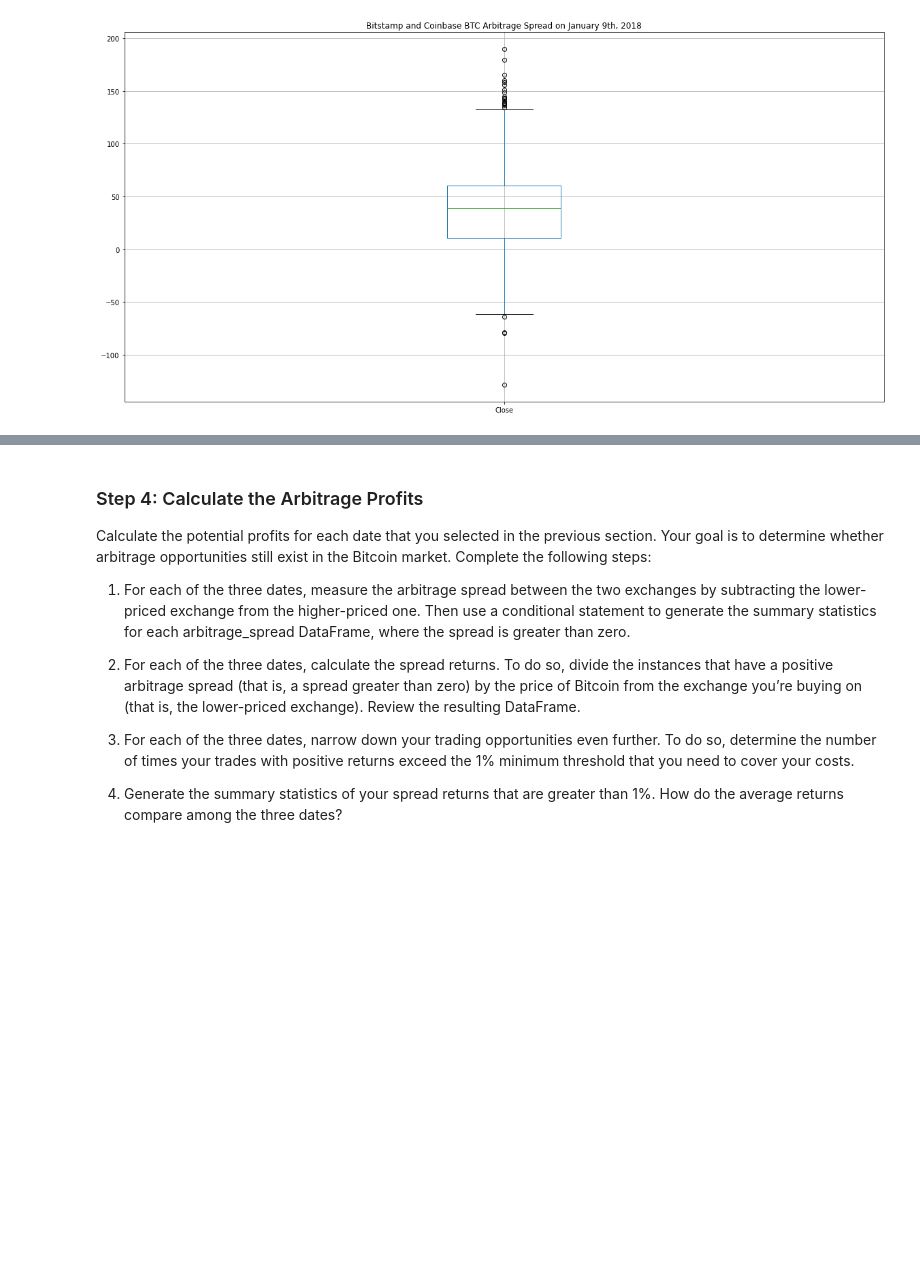
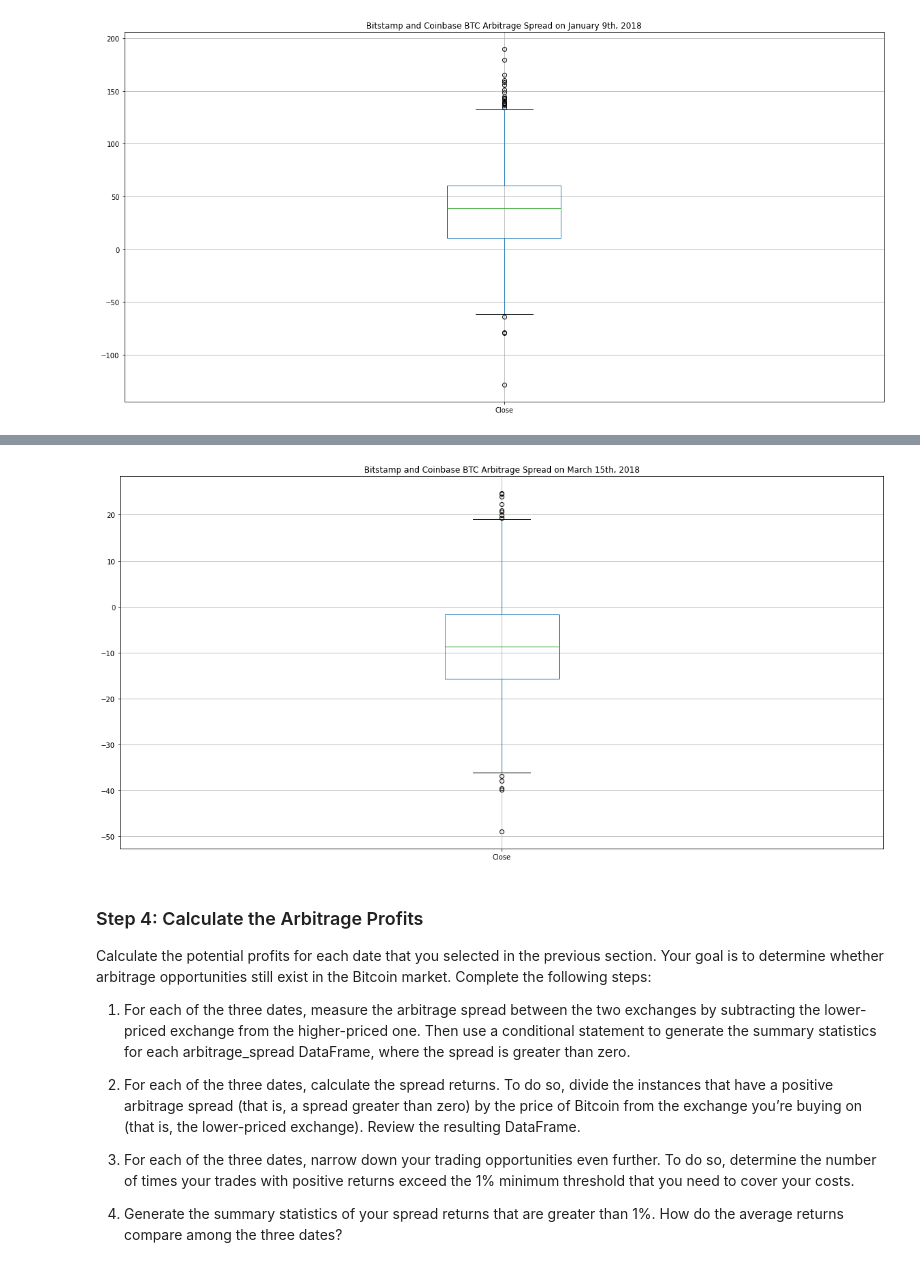
Before and after one commit to oneor11/fintech-arbitrage-analyzer, a Jupyter notebook: crypto_arbitrage.ipynb, the cells around one changed output, grey strips where cells are left out. Saved outputs shown, nothing was run; the diff lists cells and outputs as text; code cells hidden in the pictures; blank space fills up the shorter version.

```diff
--- a/crypto_arbitrage.ipynb
+++ b/crypto_arbitrage.ipynb
@@ -621,7 +698,8 @@ SyntaxError: invalid syntax (<ipython-input-32-90e5228fd508>, line 3)
 # %%
 # Using the date from the late that you have selected, calculate the arbitrage spread
 # by subtracting the bitstamp lower closing prices from the coinbase higher closing prices
-arbitrage_spread_late = # YOUR CODE HERE
+arbitrage_spread_late_df = coinbase_sliced_df.loc['2018-03-15'] - bitstamp_sliced_df.loc['2018-03-15']
 
 # Generate summary statistics for the late DataFrame
 # YOUR CODE HERE
+arbitrage_spread_late_df.describe()
@@ -628,6 +716,16 @@ arbitrage_spread_late = # YOUR CODE HERE
 # %%
 # Visualize the arbitrage spread from late in the dataset in a box plot
 # YOUR CODE HERE
+arbitrage_spread_plot_df = arbitrage_spread_late_df.plot(
+                            title='Bitstamp and Coinbase BTC Arbitrage Spread on March 15th, 2018',
+                            kind='box',
+                            figsize = (20,10))
+
+arbitrage_spread_plot_df.grid()
+
+plt.show()
+# %% [output]
+[figure, added]
 # %% [markdown]
 ### Step 4: Calculate the Arbitrage Profits
 
```
Also changed, not shown: parts of 64 cells of this notebook.
